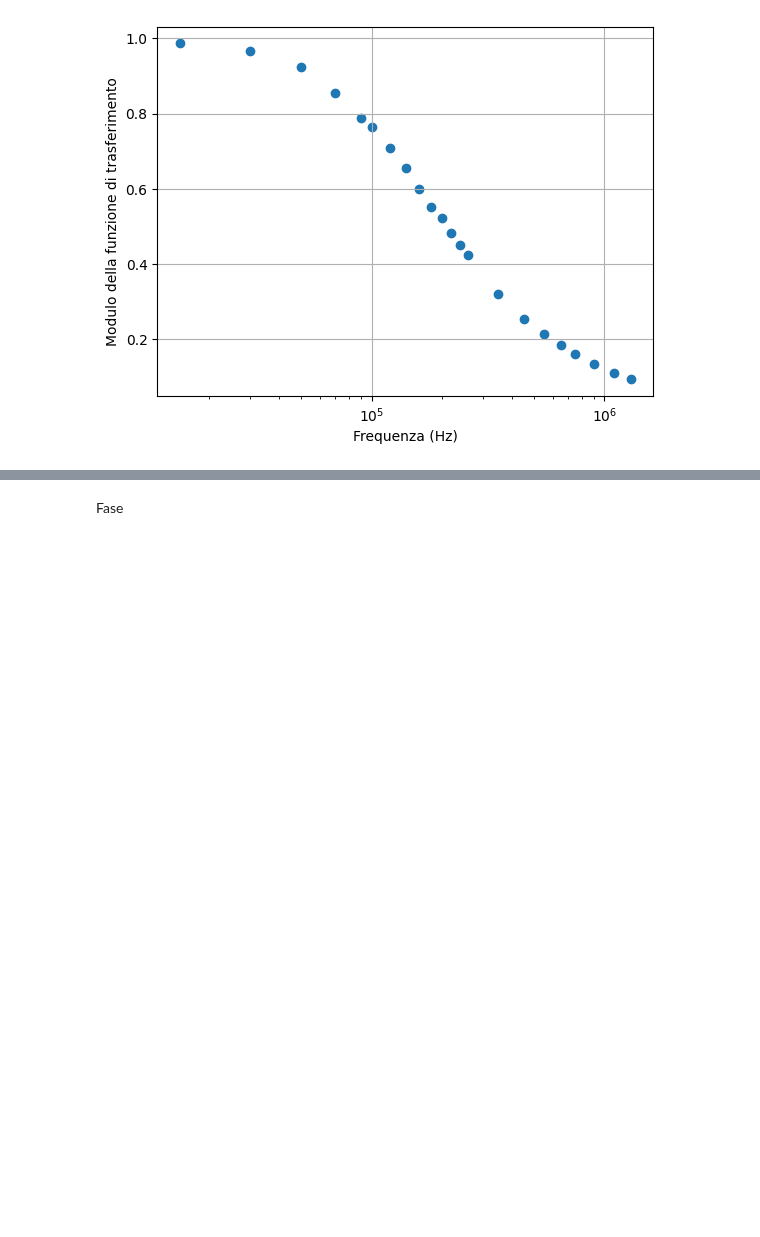
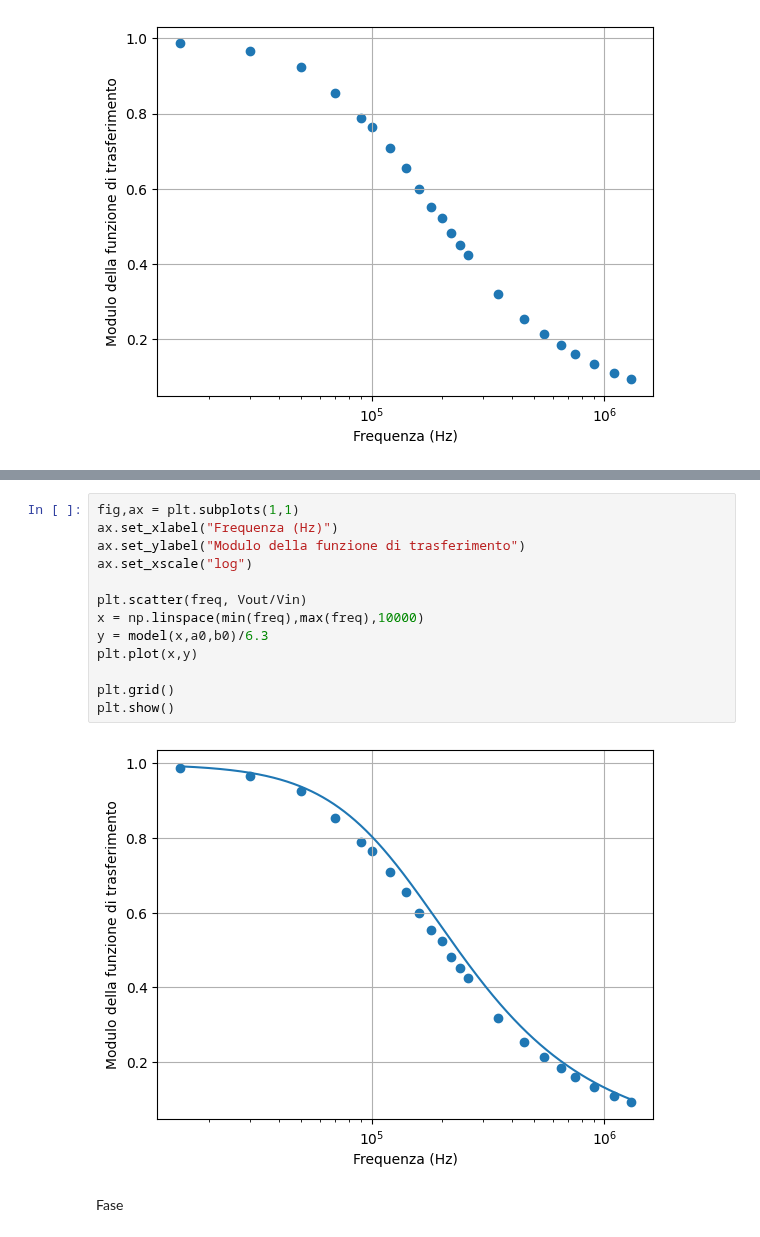
Before and after one commit to ARossiUnimib/Laboratorio-2---Gruppo-21-A.A.-2023-24, a Jupyter notebook: Notebooks/Circuiti_3/Circuiti_3.ipynb, the cells around one changed output, grey strips where cells are left out. Saved outputs shown, nothing was run; the diff lists cells and outputs as text; blank space fills up the shorter version.

```diff
--- a/Notebooks/Circuiti_3/Circuiti_3.ipynb
+++ b/Notebooks/Circuiti_3/Circuiti_3.ipynb
@@ -802,3 +799,18 @@ p value: nan
+# %%
+fig,ax = plt.subplots(1,1)
+ax.set_xlabel("Frequenza (Hz)")
+ax.set_ylabel("Modulo della funzione di trasferimento")
+ax.set_xscale("log")
+
+plt.scatter(freq, Vout/Vin)
+x = np.linspace(min(freq),max(freq),10000)
+y = model(x,a0,b0)/6.3
+plt.plot(x,y)
+
+plt.grid()
+plt.show()
+# %% [output]
+[figure, added]
 # %% [markdown]
 Fase
 # %%
```
Also changed, not shown: parts of 5 cells of this notebook.
